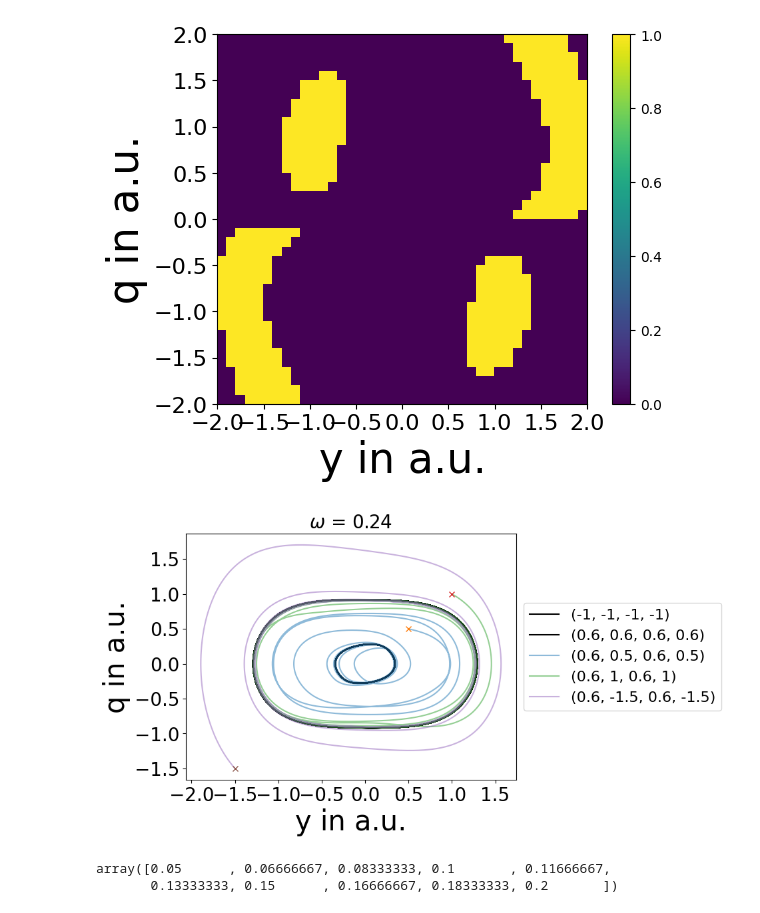
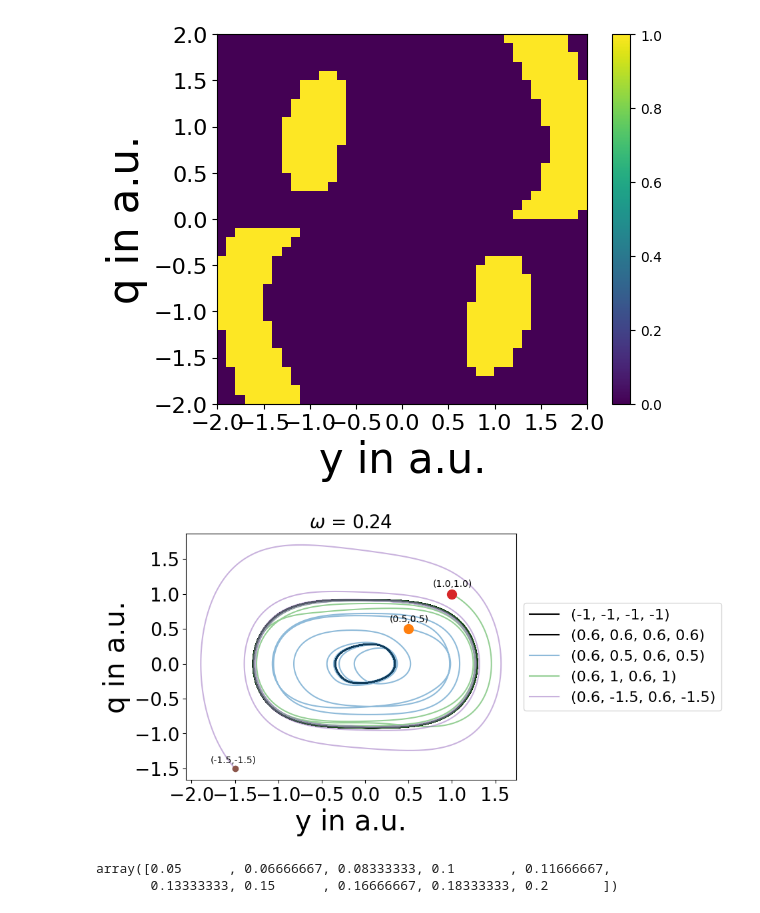
Before and after one commit to huyenanh-nguyen/daniel_model, a Jupyter notebook: ODE/hysterese.ipynb, the cells around one changed output. Drawn from its saved outputs; the diff is of its cells as text; code cells hidden in the pictures.

```diff
--- a/ODE/hysterese.ipynb
+++ b/ODE/hysterese.ipynb
@@ -334,37 +334,43 @@ par3 = 0.6, 1, 0.6, 1
 sol3 = OnesidedCoupling(par3, t, keep, k, mu, gamma, alph, beta).duffvdpsolver()
 ysol3 = sol3[:keep, 1]
 qsol3 = sol3[:keep, 3]
 
 
 par4 = 0.6, -1.5, 0.6, -1.5
 
 sol4 = OnesidedCoupling(par4, t, keep, k, mu, gamma, alph, beta).duffvdpsolver()
 ysol4 = sol4[:keep, 1]
 qsol4 = sol4[:keep, 3]
 
 
 plt.plot(ysol,qsol, label = str(par0), color = "k")
 plt.plot(ysol1,qsol1, label = str(par1), color = "k")
 plt.plot(ysol2,qsol2, label = str(par2), alpha = 0.5)
-plt.plot(ysol2[0],qsol2[0], "x")
+plt.plot(ysol2[0],qsol2[0], "o", ms=10)
+plt.annotate("("+str(ysol2[0])+ "," + str(qsol2[0])+")", xy=(ysol2[0],qsol2[0]), xytext=(ysol2[0],qsol2[0] + 10),
+    textcoords='offset points',ha='center', va='center' )
 
 plt.plot(ysol3,qsol3, label = str(par3), alpha = 0.5)
-plt.plot(ysol3[0],qsol3[0], "x")
+plt.plot(ysol3[0],qsol3[0], "o", ms=10)
+plt.annotate("("+str(ysol3[0])+ "," + str(qsol3[0])+")", xy=(ysol3[0],qsol3[0]), xytext=(ysol3[0],qsol3[0] + 10),
+    textcoords='offset points',ha='center', va='center' )
 
 plt.plot(ysol4,qsol4, label = str(par4), alpha = 0.5)
-plt.plot(ysol4[0],qsol4[0], "x")
+plt.plot(ysol4[0],qsol4[0], "o")
+plt.annotate("("+str(ysol4[0])+ "," + str(qsol4[0])+")", xy=(ysol4[0],qsol4[0]), xytext=(ysol4[0],qsol4[0] + 10),
+    textcoords='offset points',ha='center', va='center' )
 
 plt.xlabel("y in a.u.",fontsize = 30)
 plt.ylabel("q in a.u.",fontsize = 30)
 plt.legend(fontsize = 16, loc = "center left", bbox_to_anchor = (1, 0.5))
 plt.xticks(fontsize = 20)
 plt.yticks(fontsize = 20)
 plt.title("$\\omega$ = " + str(round(np.sqrt(alph), 2)), fontsize = 20)
 
 plt.savefig("Trajectory_" + f"{round(alph,4)}" + ".png", dpi =  300, bbox_inches = "tight")
 plt.show()
 # %% [output]
-[figure, old version]
+[figure, new version]
 # %%
 alph = np.linspace(0.05,0.2, 10)
 alph
```
Also changed, not shown: 1 other file.
